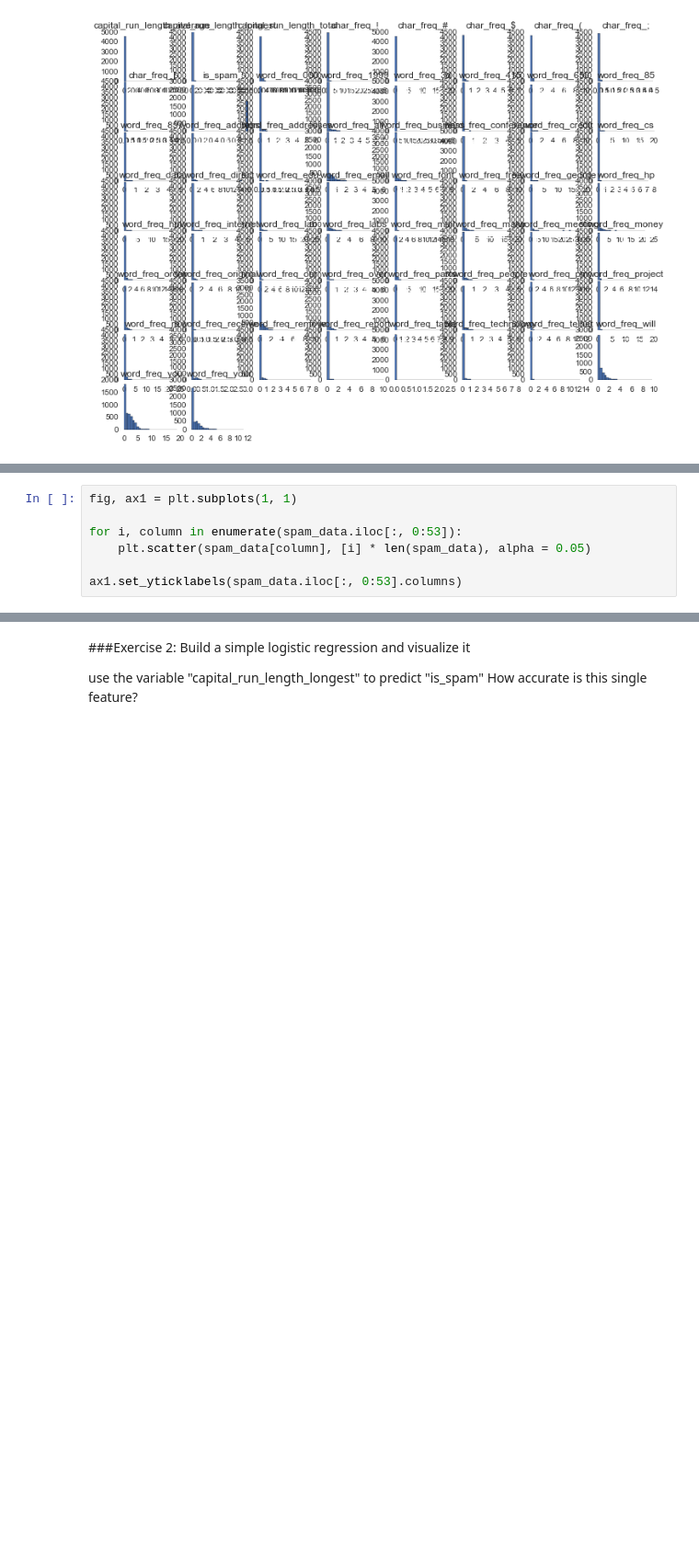
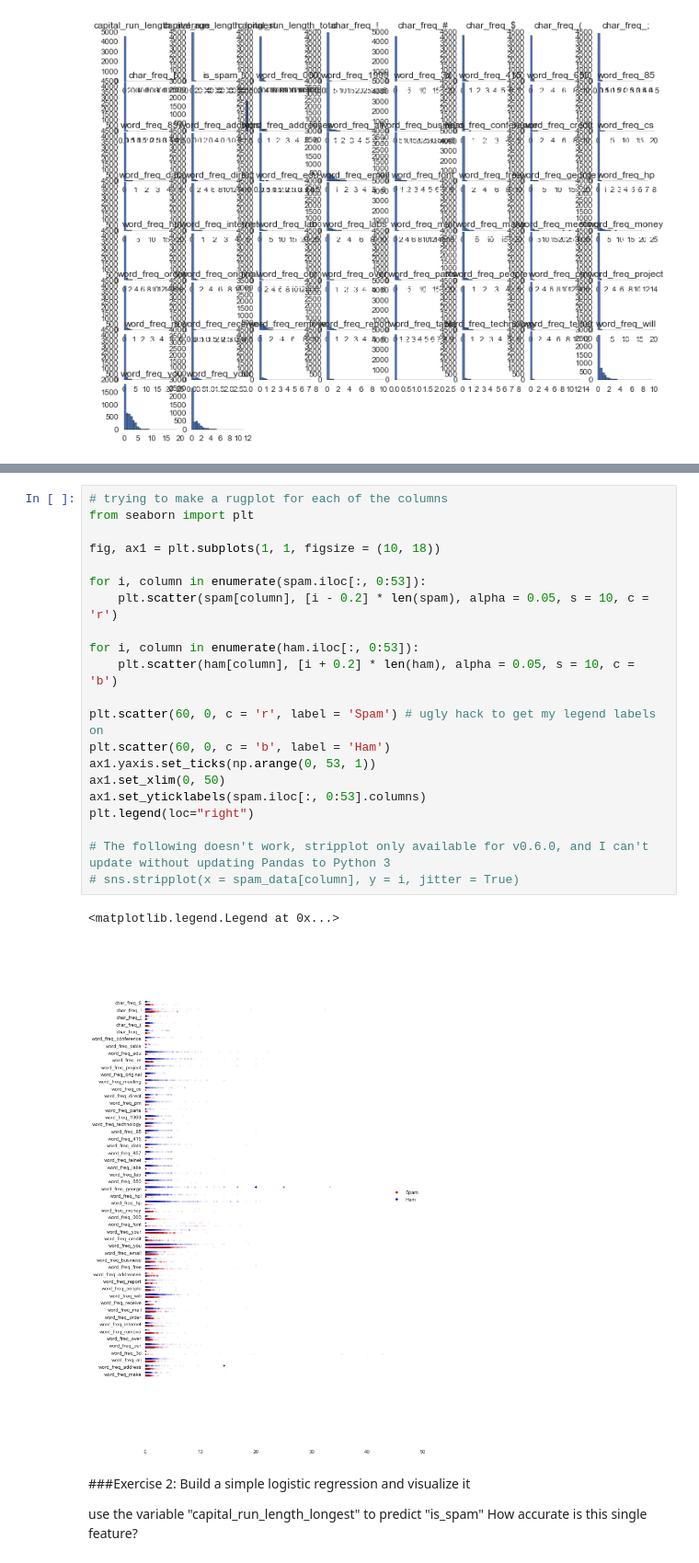
Before and after one commit to selwyth/DAT_SF_12, a Jupyter notebook: Homework/Dat_SF_12-Midterm-Questions_DF.ipynb, the cells around one changed output, grey strips where cells are left out. Shown: that part at 92% size. Cells and saved outputs as stored; diff of their text form; blank space fills up the shorter version.

```diff
--- a/Homework/Dat_SF_12-Midterm-Questions_DF.ipynb
+++ b/Homework/Dat_SF_12-Midterm-Questions_DF.ipynb
@@ -137,10 +137,3 @@ sns.violinplot(spam.iloc[:, 0:53])
 
 #     sns.rugplot(spam_data[column], ax = axes[i, 0])
 #     i += 1
-# %%
-fig, ax1 = plt.subplots(1, 1)
-
-for i, column in enumerate(spam_data.iloc[:, 0:53]):
-    plt.scatter(spam_data[column], [i] * len(spam_data), alpha = 0.05)
-
-ax1.set_yticklabels(spam_data.iloc[:, 0:53].columns)
@@ -157,3 +160,27 @@ ax1.set_yticklabels(spam_data.iloc[:, 0:53].columns)
+# %%
+# trying to make a rugplot for each of the columns
+from seaborn import plt
+
+fig, ax1 = plt.subplots(1, 1, figsize = (10, 18))
+
+for i, column in enumerate(spam.iloc[:, 0:53]):
+    plt.scatter(spam[column], [i - 0.2] * len(spam), alpha = 0.05, s = 10, c = 'r')
+
+for i, column in enumerate(ham.iloc[:, 0:53]):
+    plt.scatter(ham[column], [i + 0.2] * len(ham), alpha = 0.05, s = 10, c = 'b')
+
+plt.scatter(60, 0, c = 'r', label = 'Spam') # ugly hack to get my legend labels on
+plt.scatter(60, 0, c = 'b', label = 'Ham')
+ax1.yaxis.set_ticks(np.arange(0, 53, 1))
+ax1.set_xlim(0, 50)
+ax1.set_yticklabels(spam.iloc[:, 0:53].columns)
+plt.legend(loc="right")
+
+# The following doesn't work, stripplot only available for v0.6.0, and I can't update without updating Pandas to Python 3
+# sns.stripplot(x = spam_data[column], y = i, jitter = True)
+# %% [output]
+<matplotlib.legend.Legend at 0x...>
+[figure, added]
 # %% [markdown]
 ###Exercise 2: Build a simple logistic regression and visualize it
 
```
Also changed, not shown: parts of 28 cells of this notebook.
